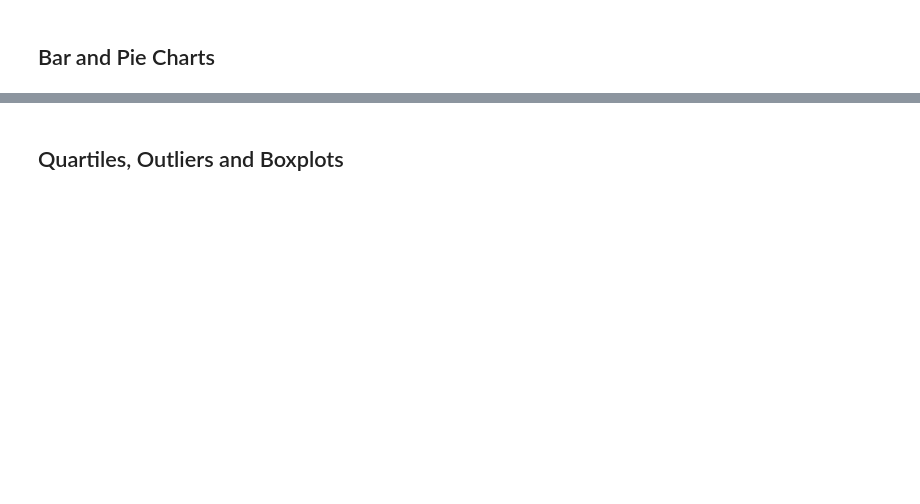
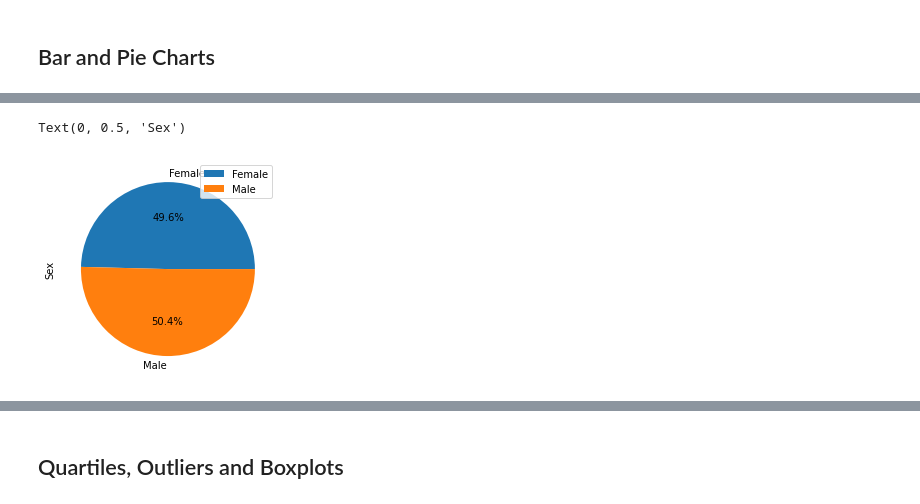
Before and after one commit to bsosa3711/Matplotlib-Homework, a Jupyter notebook: pymaceuticals_starter-Copy1.ipynb, the cells around one changed output, grey strips where cells are left out. Drawn from its saved outputs; the diff is of its cells as text; code cells hidden in the pictures; blank space fills up the shorter version.

```diff
--- a/pymaceuticals_starter-Copy1.ipynb
+++ b/pymaceuticals_starter-Copy1.ipynb
@@ -78,7 +79,8 @@ clean_mice_df
 1880 rows × 8 columns
 # %%
 # Checking the number of mice in the clean DataFrame.
-clean_mice_df['Mouse ID'].value_counts().count()
+just_count = clean_mice_df['Mouse ID'].value_counts().count()
+just_count
 # %% [output]
 248
 # %% [markdown]
@@ -156 +158,17 @@ plt.hist(total_mice_df["Drug Regimen"])
+# %%
+# Generate a pie plot showing the distribution of female versus male mice using pandas
+just_mice_df = clean_mice_df.drop_duplicates("Mouse ID")
+group_just = just_mice_df.groupby(["Sex"])
+total_just = group_just["Sex"].count()
+just_summary = pd.DataFrame({"Sex Count": total_just})
+
+percent_sex = (total_just / just_count) * 100
+percent_sex = pd.DataFrame({"Percentage by Sex": percent_sex})
+percent_just = pd.merge(just_summary, percent_sex, on="Sex")
+
+just_pie = percent_sex.plot(kind="pie", autopct = "%1.1f%%", y="Percentage by Sex")
+just_pie.set_ylabel("Sex")
+# %% [output]
+Text(0, 0.5, 'Sex')
+[figure, added]
 # %%
```
Also changed, not shown: parts of 15 cells of this notebook.
